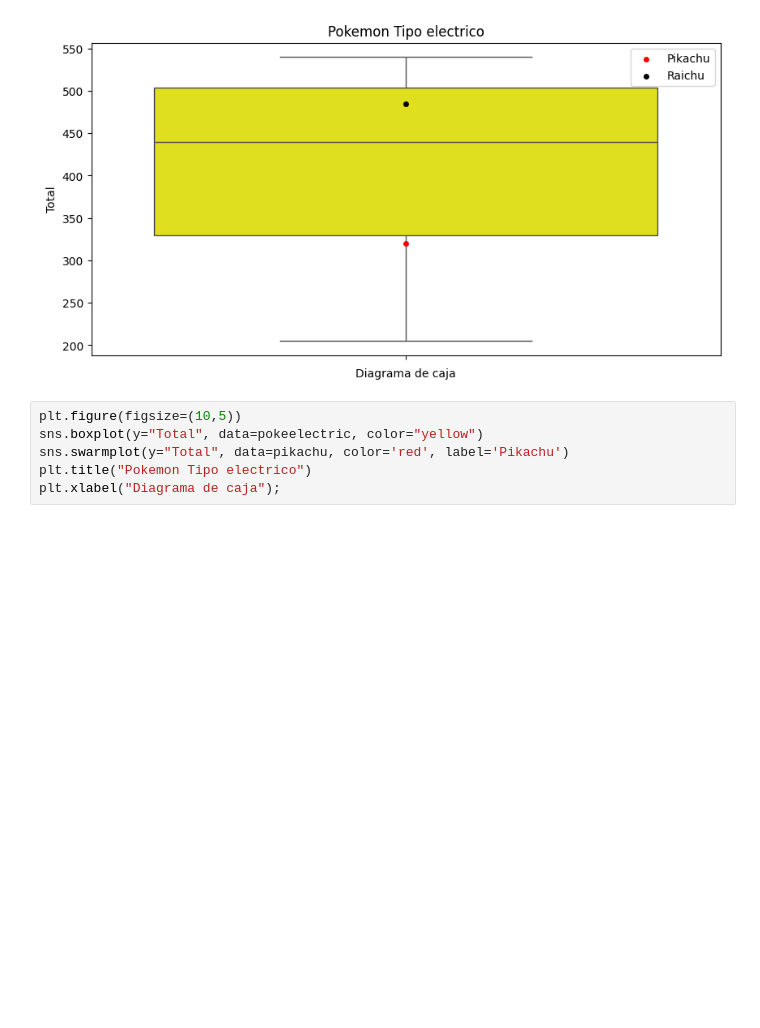
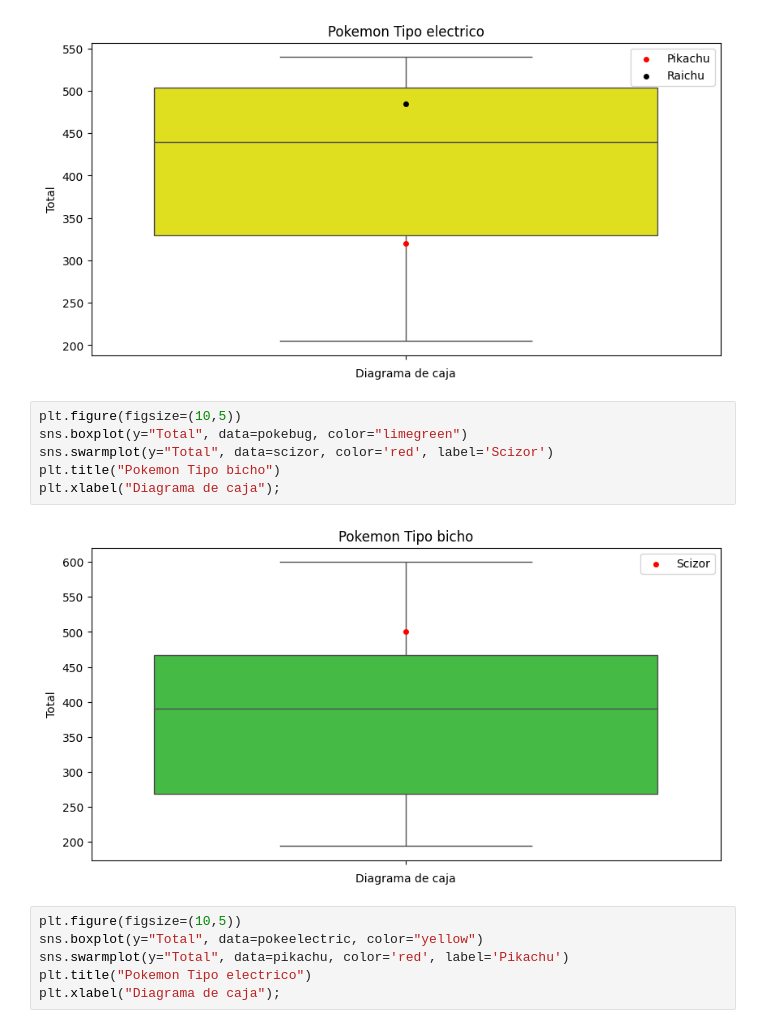
Before and after one commit to Volkmar87/EDA_Pokemon, a Jupyter notebook: 1-Memoria_EDA.ipynb, the cells around one changed output. Saved outputs shown, nothing was run; the diff lists cells and outputs as text; blank space fills up the shorter version.

```diff
--- a/1-Memoria_EDA.ipynb
+++ b/1-Memoria_EDA.ipynb
@@ -797,6 +794,14 @@ plt.title("Pokemon Tipo electrico")
 plt.xlabel("Diagrama de caja");
 # %% [output]
 [figure]
+# %%
+plt.figure(figsize=(10,5))
+sns.boxplot(y="Total", data=pokebug, color="limegreen")
+sns.swarmplot(y="Total", data=scizor, color='red', label='Scizor')
+plt.title("Pokemon Tipo bicho")
+plt.xlabel("Diagrama de caja");
+# %% [output]
+[figure, added]
 # %%
 plt.figure(figsize=(10,5))
 sns.boxplot(y="Total", data=pokeelectric, color="yellow")
```
Also changed, not shown: parts of 9 cells of this notebook.
